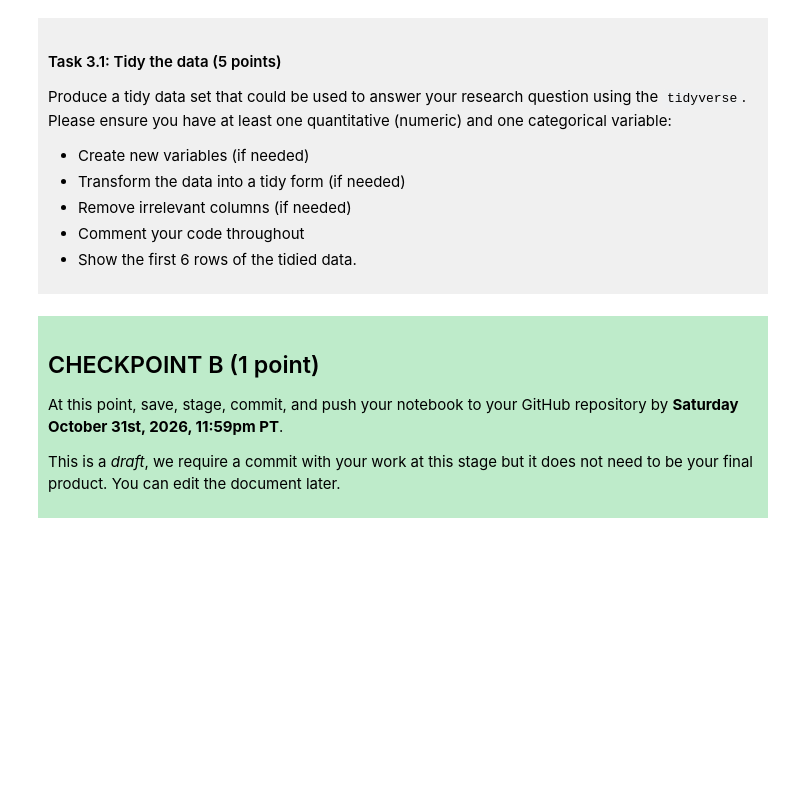
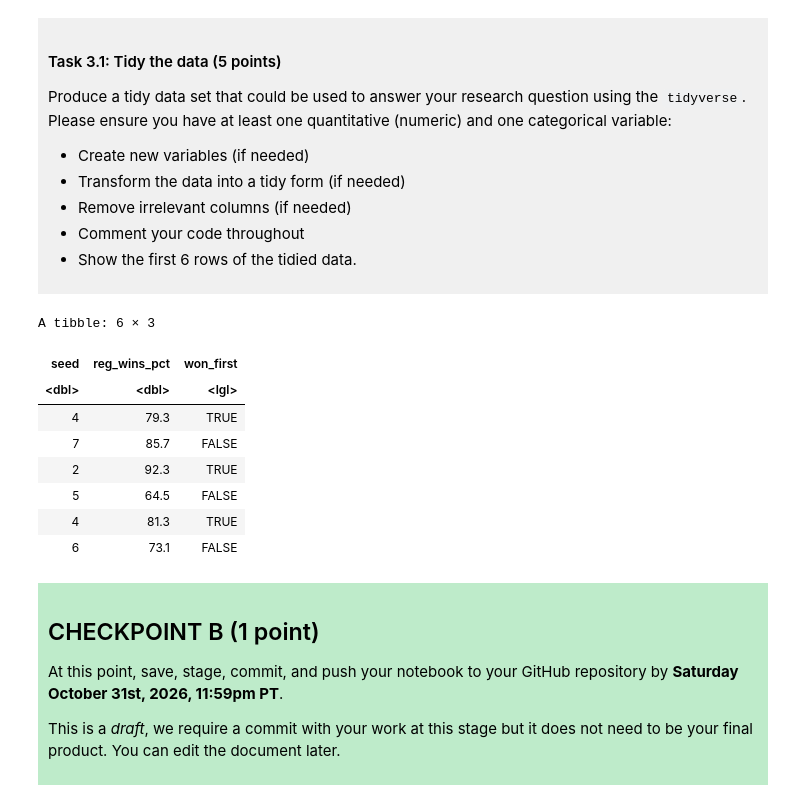
Before and after one commit to DarrylTse/dsci-100-project-darryl-tse, a Jupyter notebook: dsci-100-project-notebook.ipynb, the cells around one changed output. Drawn from its saved outputs; the diff is of its cells as text; code cells hidden in the pictures; blank space fills up the shorter version.

```diff
--- a/dsci-100-project-notebook.ipynb
+++ b/dsci-100-project-notebook.ipynb
@@ -189,7 +221,20 @@ Produce a tidy data set that could be used to answer your research question usin
 
 </div>
 # %%
-### EDIT THIS CODE CELL ###
+data_processed = data |> mutate(won_first = (tourney_wins > 0)) |>#create new categorical variable using tourney_finish: did they win their first round or not?
+select(seed, reg_wins_pct, won_first) #remove all irrelevant columns, keep only the ones we are analysing.
+
+head(data_processed, 6)
+# %% [output]
+A tibble: 6 × 3
+| seed | reg_wins_pct | won_first |
+| <dbl> | <dbl> | <lgl> |
+| 4 | 79.3 | TRUE |
+| 7 | 85.7 | FALSE |
+| 2 | 92.3 | TRUE |
+| 5 | 64.5 | FALSE |
+| 4 | 81.3 | TRUE |
+| 6 | 73.1 | FALSE |
 # %% [markdown]
 <div style="background-color: #beebca; padding: 10px;">
 
```
Also changed, not shown: parts of 3 cells of this notebook.
